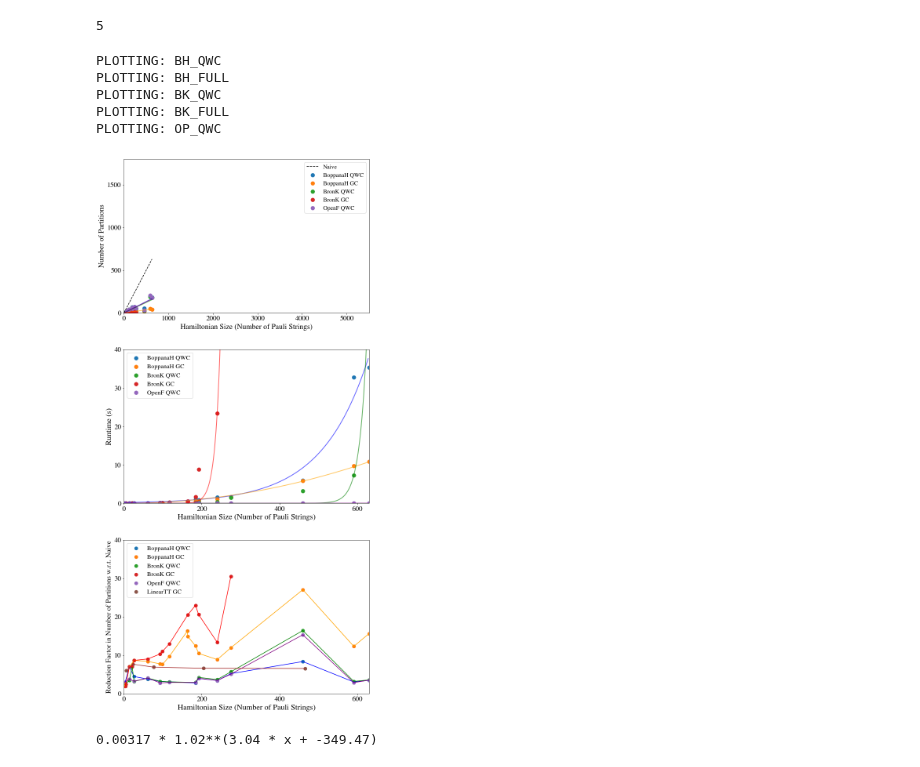
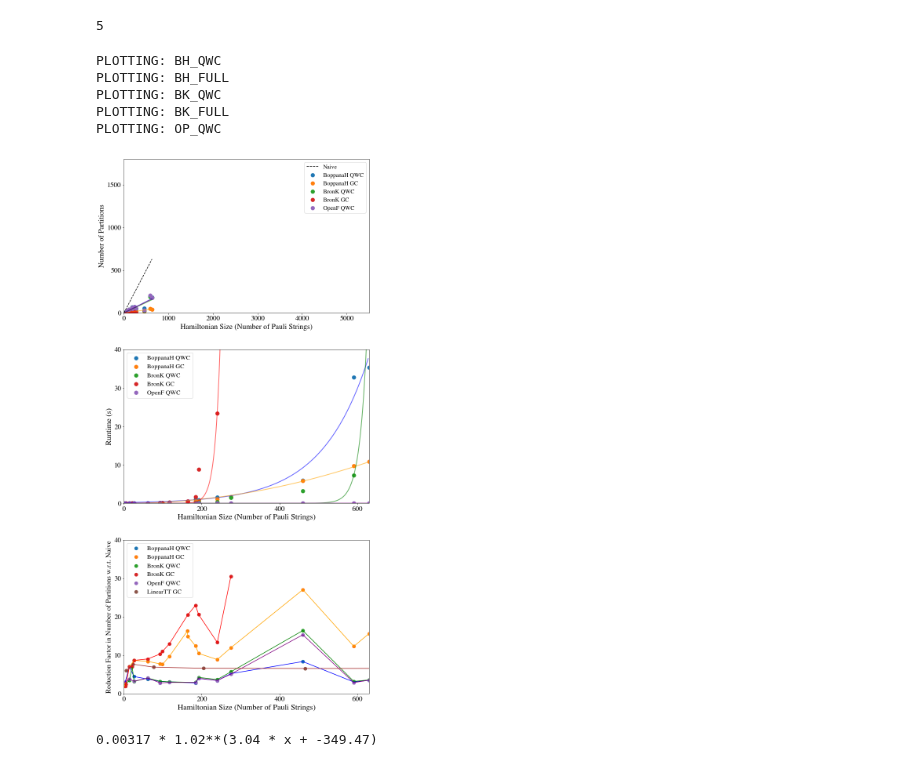
Before and after one commit to teaguetomesh/vqe-term-grouping, a Jupyter notebook: MIN_CLIQUE_COVER_scaling.ipynb, the cells around one changed output. Drawn from its saved outputs; the diff is of its cells as text; code cells hidden in the pictures.

Commit message:
Add and finalize other figures

```diff
--- a/MIN_CLIQUE_COVER_scaling.ipynb
+++ b/MIN_CLIQUE_COVER_scaling.ipynb
@@ -337,8 +337,8 @@ for i, bm in enumerate(bmarks):
     ax[2].plot(terms,reduction,c=color[i])
 
 
-ax[2].scatter([6.0, 23.0, 76.0, 205.0, 466.0], [6.0, 7.67, 6.91, 6.61, 6.56], s=70,label='LinearTT GC')
-ax[2].plot([6.0, 23.0, 76.0, 205.0, 466.0], [6.0, 7.67, 6.91, 6.61, 6.56], c='brown')
+ax[2].scatter([6.0, 23.0, 76.0, 205.0, 466.0, 931.0], [6.0, 7.67, 6.91, 6.61, 6.56, 6.60], s=70,label='LinearTT GC')
+ax[2].plot([6.0, 23.0, 76.0, 205.0, 466.0, 931.0], [6.0, 7.67, 6.91, 6.61, 6.56, 6.60], c='brown')
 
 # plot Naive clique partitioning
 ax[0].plot(np.arange(terms[-1]),np.arange(terms[-1]),ls='--',c='k',label='Naive')
@@ -351,34 +351,34 @@ ax[0].set_ylim(0,1800)
 ax[0].locator_params(axis='y',tight=True, nbins=6)
 ax[0].locator_params(axis='x',tight=True, nbins=6)
 
 # set ax1 settings
 #ax[1].set_yscale('log')
 ax[1].set_ylabel('Runtime (s)',fontsize=20)
 ax[1].set_xlabel('Hamiltonian Size (Number of Pauli Strings)',fontsize=20)
 ax[1].legend(fontsize=16)
 ax[1].set_xlim(0,630)
 ax[1].set_ylim(0,40)
 ax[1].locator_params(axis='y',tight=True, nbins=6)
 ax[1].locator_params(axis='x',tight=True, nbins=6)
 
 # set ax2 settings
 ax[2].set_ylabel('Reduction Factor in Number of Partitions w.r.t. Naive',fontsize=18)
 ax[2].set_xlabel('Hamiltonian Size (Number of Pauli Strings)',fontsize=20)
 ax[2].legend(loc='upper left',fontsize=16)
 ax[2].set_xlim(0,630)
 ax[2].set_ylim(0,40)
 ax[2].locator_params(axis='y',tight=True, nbins=6)
 ax[2].locator_params(axis='x',tight=True, nbins=6)
 
 plt.tight_layout()
 plt.savefig('Figures/scaling.pdf',format='pdf')
 # %% [output]
 PLOTTING: BH_QWC
 PLOTTING: BH_FULL
 PLOTTING: BK_QWC
 PLOTTING: BK_FULL
 PLOTTING: OP_QWC
-[figure, old version]
+[figure, new version]
 # %%
 #print(bmarks[3])
 
```
Also changed, not shown: 4 other files.
